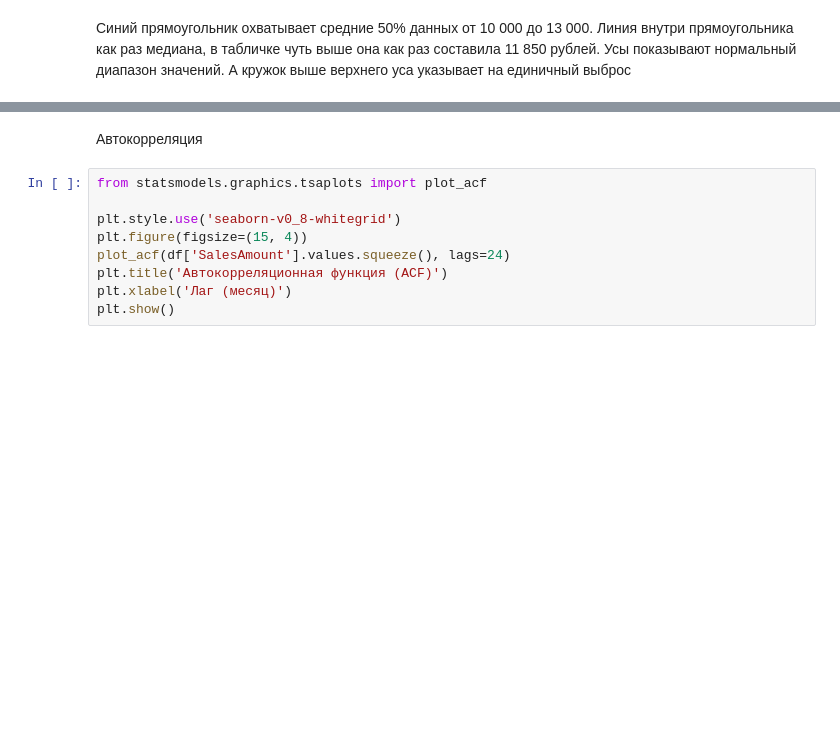
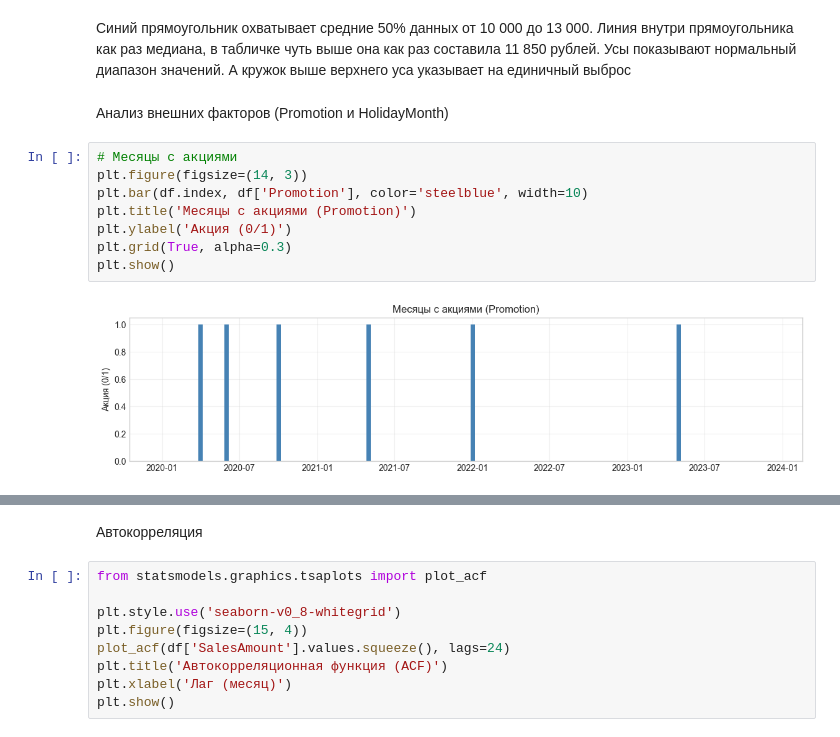
Before and after one commit to gureeva07/predictive_analytics_lab1, a Jupyter notebook: lab1.ipynb, the cells around one changed output, grey strips where cells are left out. Saved outputs shown, nothing was run; the diff lists cells and outputs as text; blank space fills up the shorter version.

Commit message:
анализ внешних факторов и тепловая карта

```diff
--- a/lab1.ipynb
+++ b/lab1.ipynb
@@ -110,2 +112,14 @@ plt.show()
 # %% [markdown]
 Синий прямоугольник охватывает средние 50% данных от 10 000 до 13 000. Линия внутри прямоугольника как раз медиана, в табличке чуть выше она как раз составила 11 850 рублей. Усы показывают нормальный диапазон значений. А кружок выше верхнего уса указывает на единичный выброс
+# %% [markdown]
+ Анализ внешних факторов (Promotion и HolidayMonth)
+# %%
+# Месяцы с акциями
+plt.figure(figsize=(14, 3))
+plt.bar(df.index, df['Promotion'], color='steelblue', width=10)
+plt.title('Месяцы с акциями (Promotion)')
+plt.ylabel('Акция (0/1)')
+plt.grid(True, alpha=0.3)
+plt.show()
+# %% [output]
+[figure, added]
```
Also changed, not shown: parts of 17 cells of this notebook.
